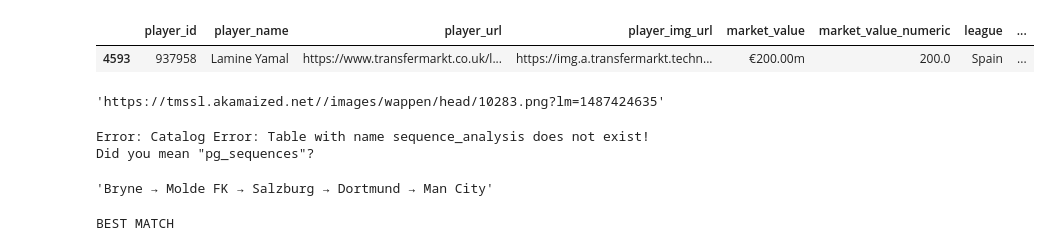
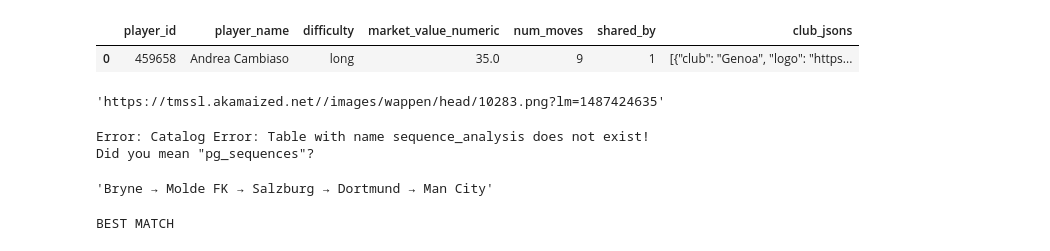
Before and after one commit to davidsirait/guess_the_player, a Jupyter notebook: notebook/scrapper.ipynb, the cells around one changed output. Drawn from its saved outputs; the diff is of its cells as text; code cells hidden in the pictures.

Commit message:
change difficulty to career transfers length add selection for top_n players in GameService class

```diff
--- a/notebook/scrapper.ipynb
+++ b/notebook/scrapper.ipynb
@@ -17,7 +17,35 @@ query = f""" SELECT
             WHERE b.transfer_date IS NOT NULL AND b.transfer_date <> ''
             ORDER BY id desc; """
 # %%
-query = f""" SELECT * FROM players """
+query = f"""
+    with player_cte AS(
+            SELECT
+                player_id,
+                player_name,
+                difficulty,
+                ROW_NUMBER () OVER (ORDER BY market_value_numeric DESC) AS rn,
+                market_value_numeric,
+                num_moves,
+                num_players_with_same_seq as shared_by,
+                club_jsons
+            FROM sequence_analysis
+            WHERE TRUE
+            ORDER BY market_value_numeric DESC
+    )
+        SELECT
+            player_id,
+            player_name,
+            difficulty,
+            market_value_numeric,
+            num_moves,
+            shared_by,
+            club_jsons
+        FROM player_cte
+        WHERE rn < 200
+        AND difficulty = 'long'
+        ORDER BY RANDOM()
+        LIMIT 1;
+"""
 # %%
 # get data from db
 conn = duckdb.connect('../transfermarkt.db')
@@ -30,10 +58,10 @@ except Exception as e:
 finally:
     conn.close()
 # %%
-df1[df1['market_value_numeric'] == df1['market_value_numeric'].max()]
+df1
 # %% [output]
-|  | player_id | player_name | player_url | player_img_url | market_value | market_value_numeric | league | ... |
-| 4593 | 937958 | Lamine Yamal | https://www.transfermarkt.co.uk/l... | https://img.a.transfermarkt.techn... | €200.00m | 200.0 | Spain | ... |
+|  | player_id | player_name | difficulty | market_value_numeric | num_moves | shared_by | club_jsons |
+| 0 | 459658 | Andrea Cambiaso | long | 35.0 | 9 | 1 | [{"club": "Genoa", "logo": "https... |
 # %%
 df1[df1['player_name'].str.contains('Cristiano Ronaldo')]['to_club_image_url'].sort_values().unique()[0]
 # %% [output]
```
Also changed, not shown: parts of 1 cell of this notebook, 3 other files.
